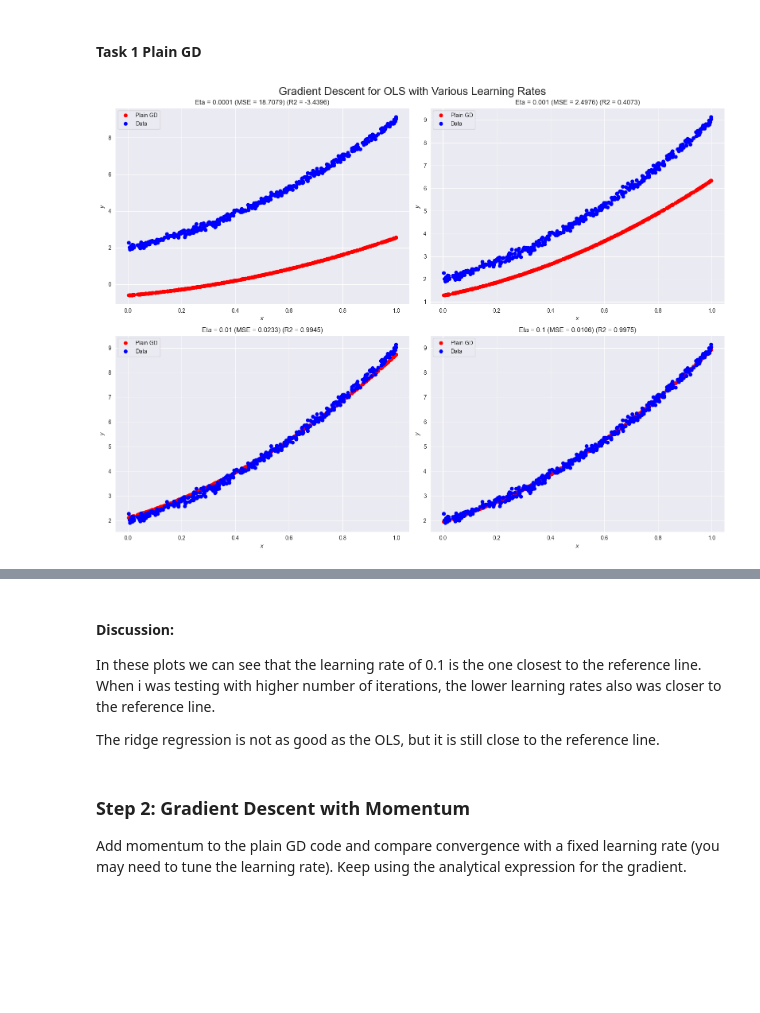
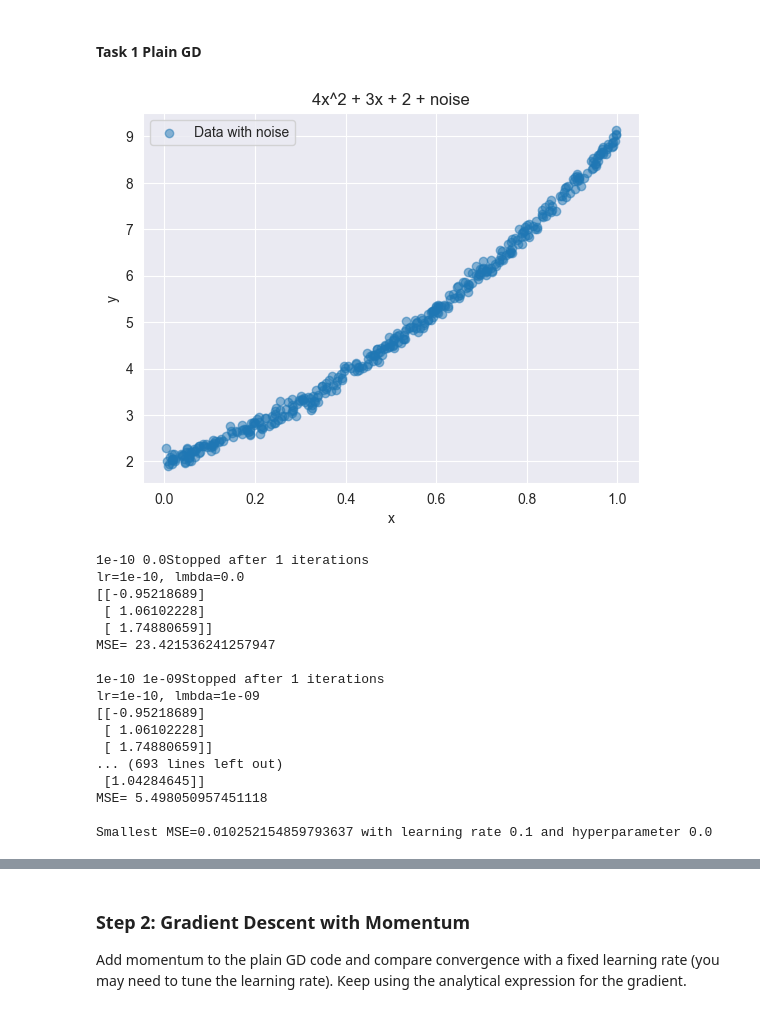
Before and after one commit to TrondVQ/FYS_STK_P2, a Jupyter notebook: partaAutograd.ipynb, the cells around one changed output, grey strips where cells are left out. Drawn from its saved outputs; the diff is of its cells as text; code cells hidden in the pictures; blank space fills up the shorter version.

```diff
--- a/partaAutograd.ipynb
+++ b/partaAutograd.ipynb
@@ -152,21 +111,44 @@ def plotHeatmapGDRidge(X, y, beta, lr, lmbda, niterations=500):
     plt.show()
 # %%
-# Modifies the example taken  from week 39: Gradient Descent Example
+# Data generation
 np.random.seed(2014)
-# Generate some data
 n = 400
-x = np.random.rand(n,1) #input
+x = np.random.rand(n,1)
 y = 2 + 3*x + 4*x**2 + 0.1*np.random.randn(n,1) #4x^2 + 3x + 2 + noise
-p = 2 #polynomial degree
+p = 2
 
-X = Design(x,p) #design matrix
-beta = np.random.randn(p+1,1) #initialize parameters
+X = Design(x,p)
+beta = np.random.randn(p+1,1)
 
-#same as project 1
-learning_rates = np.logspace(-4, -1, 4)#learning rates
-lambdas = np.logspace(-4, 0, 5)# lambdas
+lr = np.logspace(-10, -1, 10)  # Learning rates for eta
+lmbda = np.insert(np.logspace(-9, 0, 10), 0, 0)  # Regularization parameters for lambda, including 0 for OLS
 
-plot_GD_with_learning_rates(X, y, beta, niterations=100, learning_rates=learning_rates)
-plotHeatmapGDRidge(X, y, beta, learning_rates, lambdas, niterations=100)
+
+# Plot the data points
+plt.scatter(x, y, label="Data with noise", alpha=0.5)
+plt.xlabel("x")
+plt.ylabel("y")
+plt.title("4x^2 + 3x + 2 + noise")
+plt.legend()
+plt.show()
+
+plotHeatmapGD(X, y, beta, lr, lmbda, Niterations = 2000)
 # %% [output]
-[figure, old version]
+[figure, new version]
+1e-10 0.0Stopped after 1 iterations
+lr=1e-10, lmbda=0.0
+[[-0.95218689]
+ [ 1.06102228]
+ [ 1.74880659]]
+MSE= 23.421536241257947
+
+1e-10 1e-09Stopped after 1 iterations
+lr=1e-10, lmbda=1e-09
+[[-0.95218689]
+ [ 1.06102228]
+ [ 1.74880659]]
+... (693 lines left out)
+ [1.04284645]]
+MSE= 5.498050957451118
+
+Smallest MSE=0.010252154859793637 with learning rate 0.1 and hyperparameter 0.0
@@ -174,8 +157,3 @@ plotHeatmapGDRidge(X, y, beta, learning_rates, lambdas, niterations=100)
-# %% [markdown]
-#### Discussion:
-In these plots we can see that the learning rate of 0.1 is the one closest to the reference line. When i was testing with higher number of iterations, the lower learning rates also was closer to the reference line.
-
-The ridge regression is not as good as the OLS, but it is still close to the reference line.
 # %% [markdown]
 ### Step 2: Gradient Descent with Momentum
 Add momentum to the plain GD code and compare convergence with a fixed learning rate (you may need to tune the learning rate). Keep using the analytical expression for the gradient.
```
Also changed, not shown: parts of 26 cells of this notebook.
